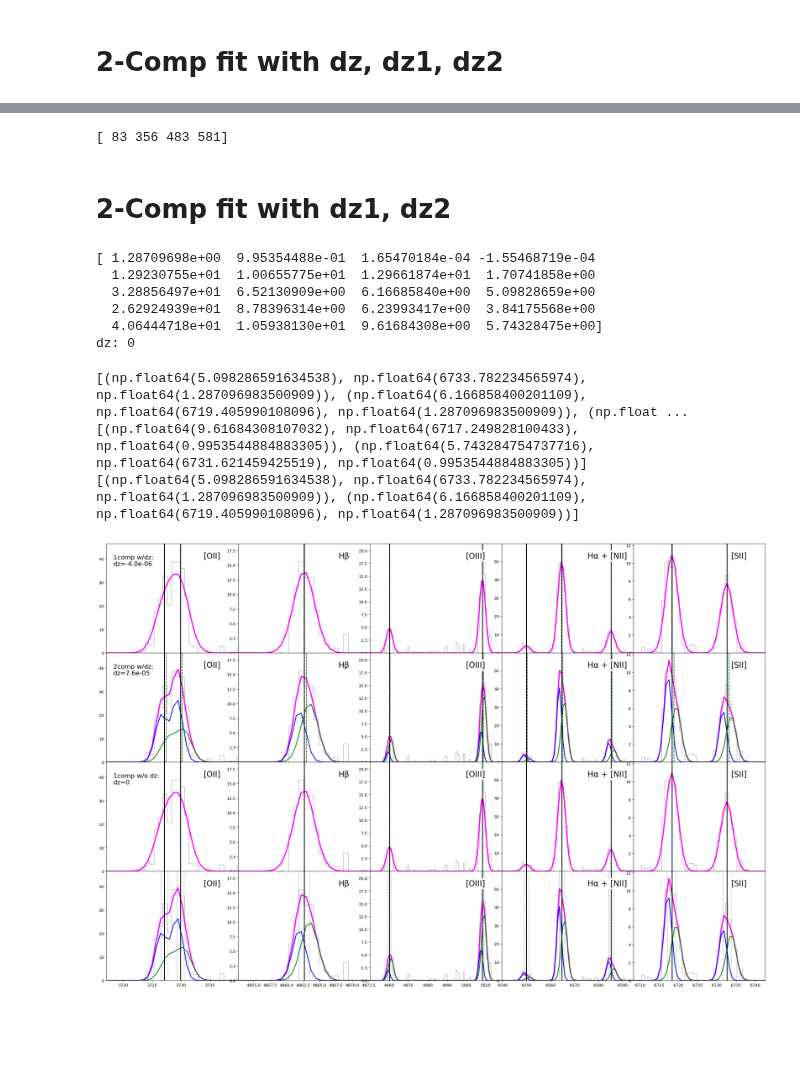
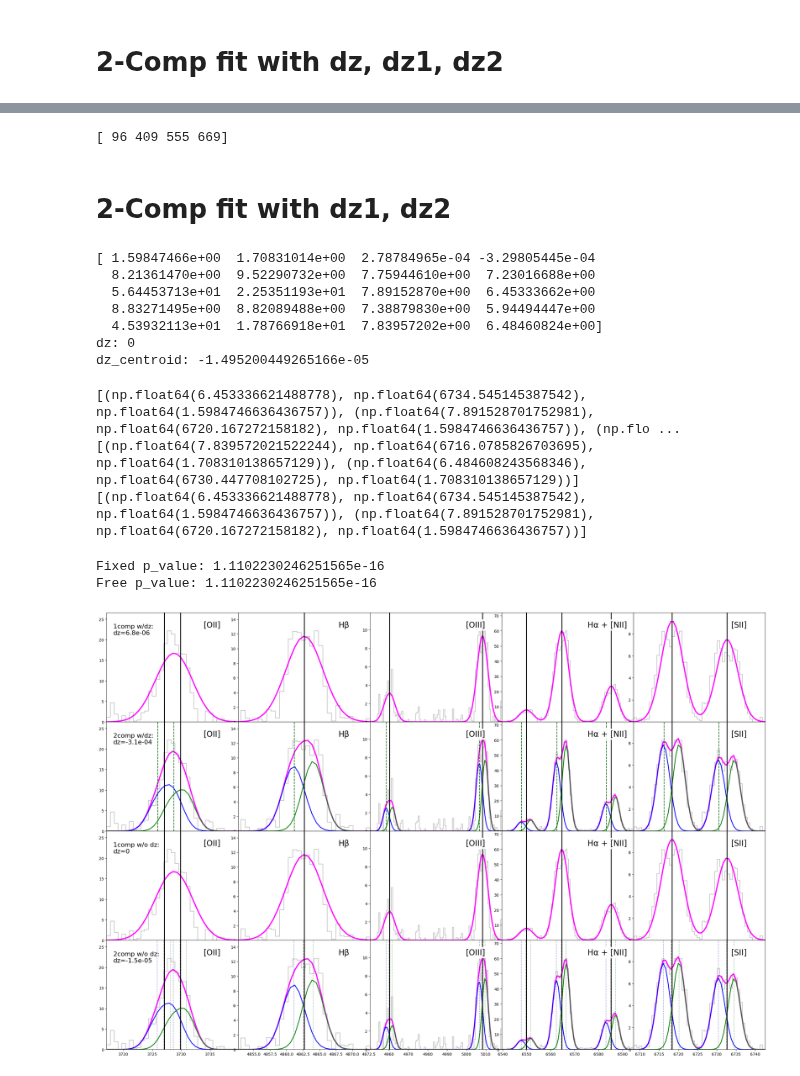
Before and after one commit to hyp0515/searching_inflow, a Jupyter notebook: test_new_fit.ipynb, the cells around one changed output, grey strips where cells are left out. Cells and saved outputs as stored; diff of their text form; code cells hidden in the pictures; blank space fills up the shorter version.

Commit message:
ADD labeling emission lines

```diff
--- a/test_new_fit.ipynb
+++ b/test_new_fit.ipynb
@@ -27,6 +27,6 @@ print(SPECTRA.n_spectra)
 59793
 # %%
 SPECTRA = FIT.label_emission_lines(SPECTRA)
-SPECTRA = FIT.significant_emission_filter(SPECTRA)
+# SPECTRA = FIT.significant_emission_filter(SPECTRA)
 print(SPECTRA.n_spectra)
 # %% [output]
@@ -34,7 +34,7 @@ print(SPECTRA.n_spectra)
 # %%
 idx = np.random.choice(SPECTRA.n_spectra, size=1, replace=False)[0]
 id = SPECTRA.targetID[idx]
-id = 39627812214146487
+id = 39627818195227014
 idx = SPECTRA.id2index(id)
 # %%
 print(SPECTRA.targetID[idx])
@@ -161,7 +161,7 @@ dz ratio (left/right): 2.5807440321217676
 # %%
 print(slice_indices)
 # %% [output]
-[ 83 356 483 581]
+[ 96 409 555 669]
 # %% [markdown]
 # 2-Comp fit with dz1, dz2
 # %%
@@ -188,51 +188,55 @@ left_comp_dz_free = np.concatenate([
 right_comp_dz_free = np.concatenate([
     model(lams[i], gaussian_parms=params_2comp_free['right_comp'][i]) for i in range(len(lams))
 ])
-# model_2comp_free = left_comp_dz_free + right_comp_dz_free
+model_2comp_free = left_comp_dz_free + right_comp_dz_free
 
-# chisq_2comp_free = np.sum(((combine_flux_2comp_free - model_2comp_free)/combine_sigma)**2)
+chisq_2comp_free = np.sum(((combine_flux_2comp_free - model_2comp_free)/combine_sigma)**2)
 # print(f'Chi-sq dz free: {chisq_dz_free}')
 
 
-# left_area = np.sum(left_comp_dz_free)
-# right_area = np.sum(right_comp_dz_free)
-# dz1, dz2 = params_2comp_free['dz']
-# dz_centroid = (dz2*left_area + dz1*right_area)/(left_area+right_area)
-# print(f'dz_centroid: {dz_centroid}')
+left_area = np.sum(left_comp_dz_free)
+right_area = np.sum(right_comp_dz_free)
+dz1, dz2 = params_2comp_free['dlam']
+dz_centroid = (dz2*left_area + dz1*right_area)/(left_area+right_area)
+print(f'dz_centroid: {dz_centroid}')
 
-# dof_2comp_free = len(combine_lam) - (4+8*2)
+dof_2comp_free = len(combine_lam) - (4+8*2)
 # 4: sigma_1, sigma_2, dz_r, dz_l
 # 8*2: (amp_OII, amp_Hbeta, amp_OIII, amp_Halpha, amp_NII*2, amp_SII*2)*2 two components
 # %% [output]
-[ 1.28709698e+00  9.95354488e-01  1.65470184e-04 -1.55468719e-04
-  1.29230755e+01  1.00655775e+01  1.29661874e+01  1.70741858e+00
-  3.28856497e+01  6.52130909e+00  6.16685840e+00  5.09828659e+00
-  2.62924939e+01  8.78396314e+00  6.23993417e+00  3.84175568e+00
-  4.06444718e+01  1.05938130e+01  9.61684308e+00  5.74328475e+00]
+[ 1.59847466e+00  1.70831014e+00  2.78784965e-04 -3.29805445e-04
+  8.21361470e+00  9.52290732e+00  7.75944610e+00  7.23016688e+00
+  5.64453713e+01  2.25351193e+01  7.89152870e+00  6.45333662e+00
+  8.83271495e+00  8.82089488e+00  7.38879830e+00  5.94494447e+00
+  4.53932113e+01  1.78766918e+01  7.83957202e+00  6.48460824e+00]
 dz: 0
+dz_centroid: -1.495200449265166e-05
 # %%
 print((params_2comp_free['gaussian_params'][3]))
 print((params_2comp_free['left_comp'][3]))
 print((params_2comp_free['right_comp'][3]))
 # %% [output]
-[(np.float64(5.098286591634538), np.float64(6733.782234565974), np.float64(1.287096983500909)), (np.float64(6.166858400201109), np.float64(6719.405990108096), np.float64(1.287096983500909)), (np.float ...
-[(np.float64(9.61684308107032), np.float64(6717.249828100433), np.float64(0.9953544884883305)), (np.float64(5.743284754737716), np.float64(6731.621459425519), np.float64(0.9953544884883305))]
-[(np.float64(5.098286591634538), np.float64(6733.782234565974), np.float64(1.287096983500909)), (np.float64(6.166858400201109), np.float64(6719.405990108096), np.float64(1.287096983500909))]
+[(np.float64(6.453336621488778), np.float64(6734.545145387542), np.float64(1.5984746636436757)), (np.float64(7.891528701752981), np.float64(6720.167272158182), np.float64(1.5984746636436757)), (np.flo ...
+[(np.float64(7.839572021522244), np.float64(6716.0785826703695), np.float64(1.708310138657129)), (np.float64(6.484608243568346), np.float64(6730.447708102725), np.float64(1.708310138657129))]
+[(np.float64(6.453336621488778), np.float64(6734.545145387542), np.float64(1.5984746636436757)), (np.float64(7.891528701752981), np.float64(6720.167272158182), np.float64(1.5984746636436757))]
 # %%
-# F_stat = ((chisq_1comp_fixed - chisq_2comp_fixed) / (dof_1comp_fixed - dof_2comp_fixed)) / (chisq_2comp_fixed / dof_2comp_fixed)
-# p_value = 1 - f.cdf(F_stat, dof_1comp_fixed - dof_2comp_fixed, dof_2comp_fixed)
-# print(f'Fixed p_value: {p_value}')
+F_stat = ((chisq_1comp_fixed - chisq_2comp_fixed) / (dof_1comp_fixed - dof_2comp_fixed)) / (chisq_2comp_fixed / dof_2comp_fixed)
+p_value = 1 - f.cdf(F_stat, dof_1comp_fixed - dof_2comp_fixed, dof_2comp_fixed)
+print(f'Fixed p_value: {p_value}')
 
 
-# F_stat = ((chisq_1comp_free - chisq_2comp_free) / (dof_1comp_free - dof_2comp_free)) / (chisq_2comp_free / dof_2comp_free)
-# p_value = 1 - f.cdf(F_stat, dof_1comp_free - dof_2comp_free, dof_2comp_free)
-# print(f'Free p_value: {p_value}')
+F_stat = ((chisq_1comp_free - chisq_2comp_free) / (dof_1comp_free - dof_2comp_free)) / (chisq_2comp_free / dof_2comp_free)
+p_value = 1 - f.cdf(F_stat, dof_1comp_free - dof_2comp_free, dof_2comp_free)
+print(f'Free p_value: {p_value}')
 
 
 
-# # F_stat = ((chisq_2comp_free - chisq_2comp_fixed) / (dof_1comp_free - dof_2comp_fixed)) / (chisq_2comp_fixed / dof_2comp_fixed)
-# # p_value = 1 - f.cdf(F_stat, dof_1comp_free - dof_2comp_fixed, dof_2comp_fixed)
-# # print(f'2comp vs p_value (if < 0.05, w/ dz): {p_value}')
+# F_stat = ((chisq_2comp_free - chisq_2comp_fixed) / (dof_1comp_free - dof_2comp_fixed)) / (chisq_2comp_fixed / dof_2comp_fixed)
+# p_value = 1 - f.cdf(F_stat, dof_1comp_free - dof_2comp_fixed, dof_2comp_fixed)
+# print(f'2comp vs p_value (if < 0.05, w/ dz): {p_value}')
+# %% [output]
+Fixed p_value: 1.1102230246251565e-16
+Free p_value: 1.1102230246251565e-16
 # %%
 
 fig, axes = plt.subplots(4, 5, figsize=(30, 20))
@@ -275,7 +279,7 @@ for i in range(5):
 
 # 2 comp free
 ax = axes[3, :]
-# ax[0].text(0.05, 0.9, f'2comp w/o dz: \ndz={dz_centroid:.1e}', transform=ax[0].transAxes, fontsize=16, verticalalignment='top')
+ax[0].text(0.05, 0.9, f'2comp w/o dz: \ndz={dz_centroid:.1e}', transform=ax[0].transAxes, fontsize=16, verticalalignment='top')
 for i in range(5):
     ax[i].step(combine_lam, combine_flux_2comp_free, label='Observed', where='mid', color='gray', alpha=0.5)
     ax[i].plot(combine_lam, model_2comp_free, label='Fitted Model', color='magenta', linewidth=3)
@@ -283,36 +287,36 @@ for i in range(5):
     ax[i].plot(combine_lam, right_comp_dz_free, label='Right Component', color='green', linestyle='-', linewidth=2)
     for l0 in [*lines_vac['OII'], *lines_vac['OIII'], *lines_vac['Hbeta'], *lines_vac['Halpha'], *lines_vac['NII'], *lines_vac['SII']]:
         ax[i].axvline(l0*(1+params_2comp_free['dlam'][0]), color='darkgreen', linestyle=':', alpha=.5, linewidth=1.5)
         ax[i].axvline(l0*(1+params_2comp_free['dlam'][1]), color='darkblue', linestyle=':', alpha=.5, linewidth=1.5)
-        # ax[i].axvline(l0*(1+dz_centroid), color='gray', linestyle='--', alpha=1, linewidth=1.5)
+        ax[i].axvline(l0*(1+dz_centroid), color='gray', linestyle='--', alpha=1, linewidth=1.5)
         ax[i].axvline(l0, color='k', linestyle='-', alpha=1, linewidth=2)
 
 for i in range(4):
     ax = axes[i, :]
     ax[0].text(0.80, 0.85, '[OII]', transform=ax[0].transAxes, fontsize=20, horizontalalignment='center', verticalalignment='bottom', bbox =dict(facecolor='white', alpha=0.9, edgecolor='none'))
     ax[0].set_xlim([OII_rest[0]-10, OII_rest[1]+10])
     ax[0].set_ylim(bottom=-0., top=np.max(combine_flux_2comp_free[(combine_lam>=OII_rest[0]-10) & (combine_lam<=OII_rest[1]+10)])*1.2)
 
     ax[1].text(0.80, 0.85, 'Hβ', transform=ax[1].transAxes, fontsize=20, horizontalalignment='center', verticalalignment='bottom', bbox =dict(facecolor='white', alpha=0.9, edgecolor='none'))
     ax[1].set_xlim([Hbeta_rest[0]-10, Hbeta_rest[0]+10])
     ax[1].set_ylim(bottom=-0., top=np.max(combine_flux_2comp_free[(combine_lam>=Hbeta_rest[0]-10) & (combine_lam<=Hbeta_rest[0]+10)])*1.2)
 
     ax[2].text(0.80, 0.85, '[OIII]', transform=ax[2].transAxes, fontsize=20, horizontalalignment='center', verticalalignment='bottom', bbox =dict(facecolor='white', alpha=0.9, edgecolor='none'))
     ax[2].set_xlim([OIII_rest[0]-10, OIII_rest[1]+10])
     ax[2].set_ylim(bottom=-0., top=np.max(combine_flux_2comp_free[(combine_lam>=OIII_rest[0]-10) & (combine_lam<=OIII_rest[1]+10)])*1.2)
 
     ax[3].text(0.80, 0.85, 'Hα + [NII]', transform=ax[3].transAxes, fontsize=20, horizontalalignment='center', verticalalignment='bottom', bbox =dict(facecolor='white', alpha=0.9, edgecolor='none'))
     ax[3].set_xlim([Halpha_rest[0]-25, Halpha_rest[0]+30])
     ax[3].set_ylim(bottom=-0, top=np.max(combine_flux_2comp_free[(combine_lam>=Halpha_rest[0]-25) & (combine_lam<=Halpha_rest[0]+30)])*1.2)
 
     ax[4].text(0.80, 0.85, '[SII]', transform=ax[4].transAxes, fontsize=20, horizontalalignment='center', verticalalignment='bottom', bbox =dict(facecolor='white', alpha=0.9, edgecolor='none'))
     ax[4].set_xlim([SII_rest[0]-10, SII_rest[1]+10])
     ax[4].set_ylim(bottom=-0., top=np.max(combine_flux_2comp_free[(combine_lam>=SII_rest[0]-10) & (combine_lam<=SII_rest[1]+10)])*1.2)
 
-
+plt.savefig(f'./figures/Dec10/{SPECTRA.targetID[idx]}_fit_comparison.png', dpi=300)
 plt.show()
 # %% [output]
-[figure, old version]
+[figure, new version]
 # %%
 # import numpy as np
 # from joblib import Parallel, delayed
```
Also changed, not shown: parts of 5 cells of this notebook, 3 other files.
